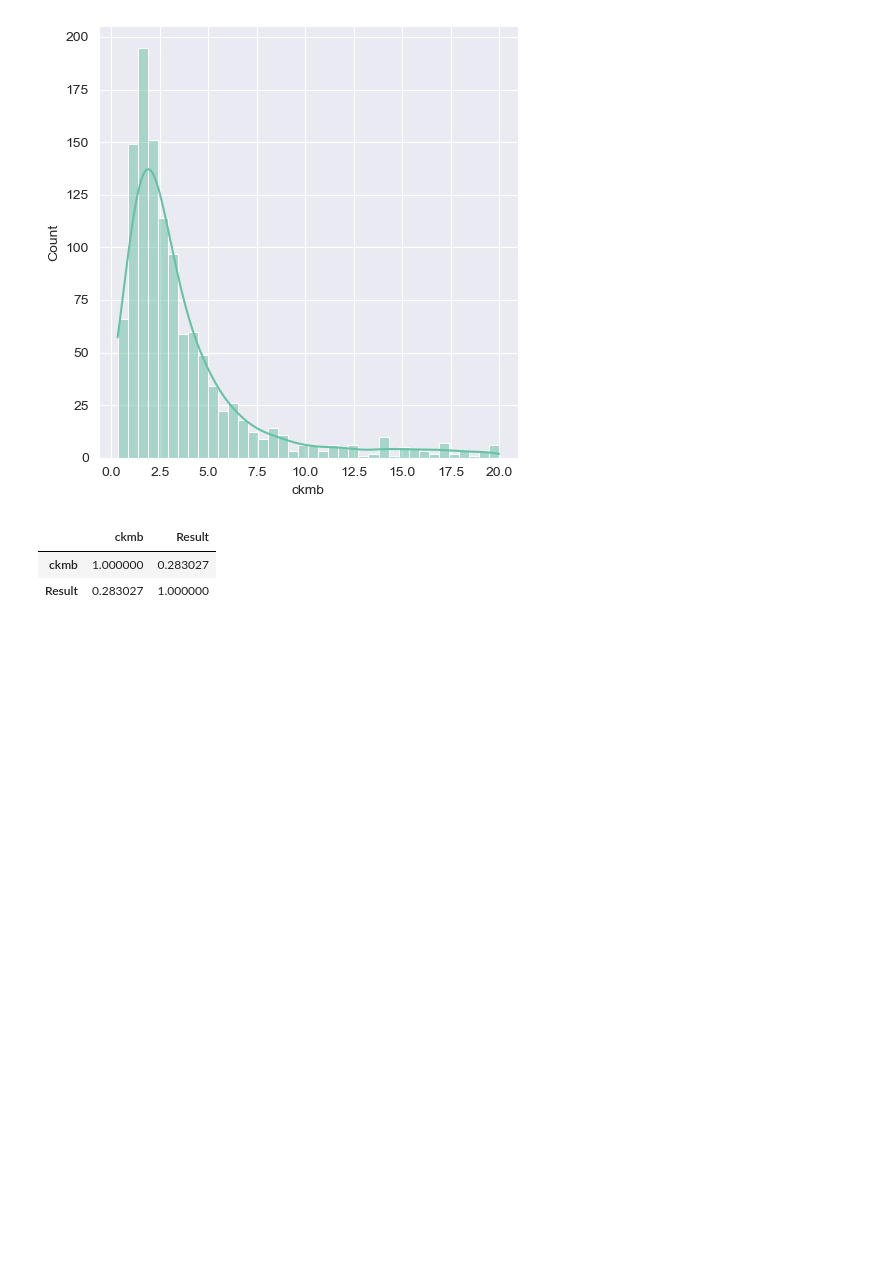
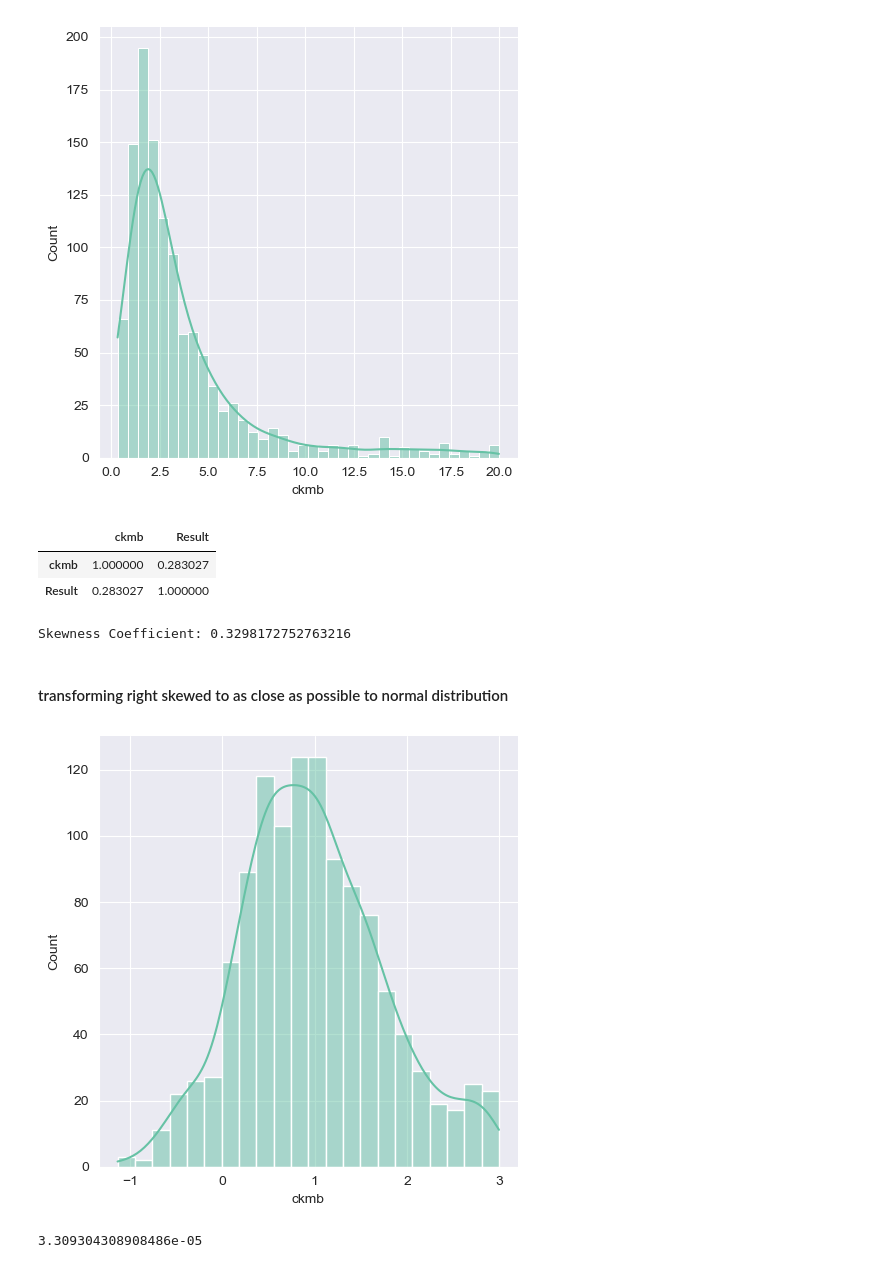
Before and after one commit to anirban-a/Data-Analysis, a Jupyter notebook: Heart Attack classification.ipynb, the cells around one changed output. Cells and saved outputs as stored; diff of their text form; code cells hidden in the pictures; blank space fills up the shorter version.

```diff
--- a/Heart Attack classification.ipynb
+++ b/Heart Attack classification.ipynb
@@ -303,0 +310,21 @@ _df[_df['ckmb']<20][['ckmb','Result']].corr()
+# %%
+_filtered_ckmb = _df[_df['ckmb']<20]['ckmb']
+# %%
+_mean = _filtered_ckmb.mean()
+_median = _filtered_ckmb.median()
+_d = _filtered_ckmb.std()
+
+skewness_coef = (_mean - _median)/_d
+print(f'Skewness Coefficient: {skewness_coef}')
+# %% [output]
+Skewness Coefficient: 0.3298172752763216
+# %%
+_filtered_ckmb_rep = _filtered_ckmb.copy()
+# %% [markdown]
+#### transforming right skewed to as close as possible to normal distribution
+# %%
+transformed_ckmb = stats.boxcox(_filtered_ckmb_rep, lmbda=0)
+sns.displot(x=transformed_ckmb, kde=True)
+plt.show()
+# %% [output]
+[figure, added]
@@ -304,3 +333,7 @@ _df[_df['ckmb']<20][['ckmb','Result']].corr()
+# %%
+float(normality_res.pvalue)
+# %% [output]
+3.309304308908486e-05
 # %%
 len(_df)
 # %% [output]
```
Also changed, not shown: parts of 24 cells of this notebook, 1 other file.
